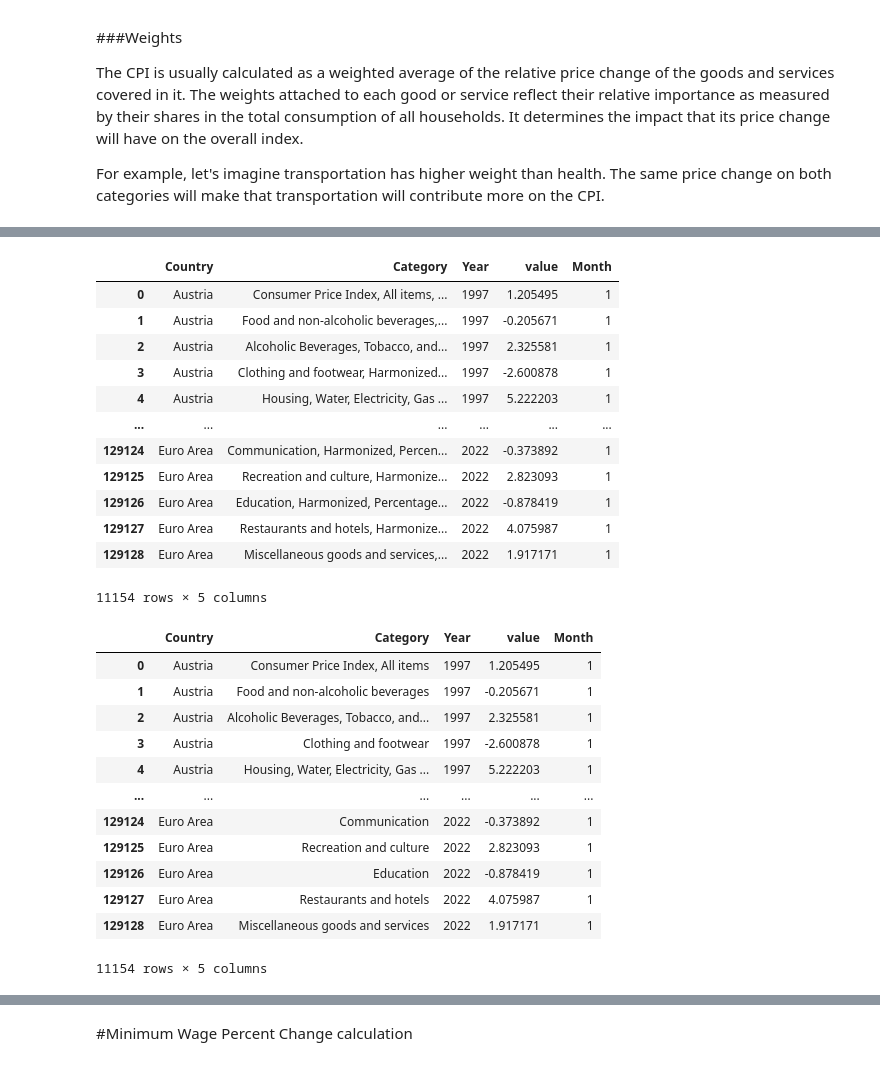
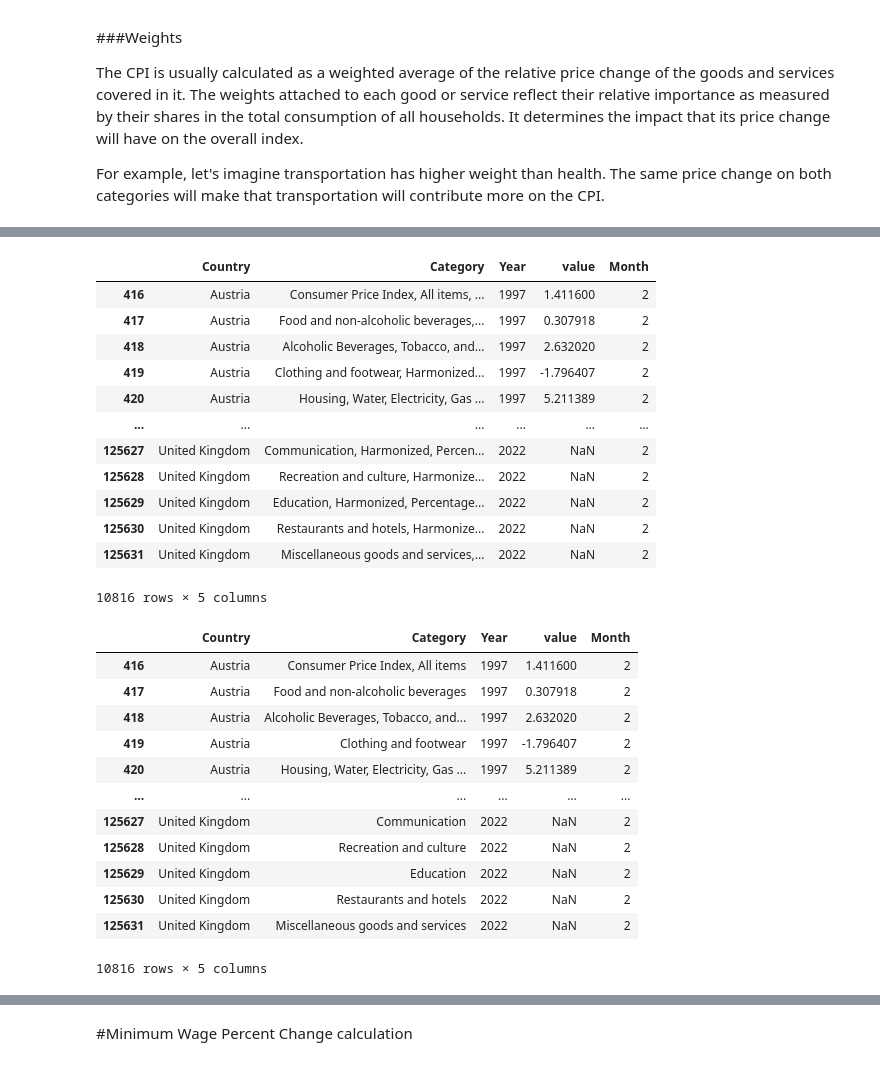
Before and after one commit to pccostapt/european-inflation, a Jupyter notebook: European_Inflation.ipynb, the cells around one changed output, grey strips where cells are left out. Saved outputs shown, nothing was run; the diff lists cells and outputs as text; code cells hidden in the pictures.

```diff
--- a/European_Inflation.ipynb
+++ b/European_Inflation.ipynb
@@ -103,39 +100,40 @@ memory usage: 4.9 MB
 # %%
-df_melt_year.drop(df_melt_year[df_melt_year['Month'] > 1].index.tolist(), inplace=True)
-df_melt_weight.drop(df_melt_weight[df_melt_weight['Month'] > 1].index.tolist(), inplace=True)
+last_value = int(df_melt_year['Month'][-1:])
+df_melt_year.drop(df_melt_year[df_melt_year['Month'] != last_value].index.tolist(), inplace=True)
+df_melt_weight.drop(df_melt_weight[df_melt_weight['Month'] != last_value].index.tolist(), inplace=True)
 df_melt_year
 # %% [output]
 |  | Country | Category | Year | value | Month |
-| 0 | Austria | Consumer Price Index, All items, ... | 1997 | 1.205495 | 1 |
-| 1 | Austria | Food and non-alcoholic beverages,... | 1997 | -0.205671 | 1 |
-| 2 | Austria | Alcoholic Beverages, Tobacco, and... | 1997 | 2.325581 | 1 |
-| 3 | Austria | Clothing and footwear, Harmonized... | 1997 | -2.600878 | 1 |
-| 4 | Austria | Housing, Water, Electricity, Gas ... | 1997 | 5.222203 | 1 |
+| 416 | Austria | Consumer Price Index, All items, ... | 1997 | 1.411600 | 2 |
+| 417 | Austria | Food and non-alcoholic beverages,... | 1997 | 0.307918 | 2 |
+| 418 | Austria | Alcoholic Beverages, Tobacco, and... | 1997 | 2.632020 | 2 |
+| 419 | Austria | Clothing and footwear, Harmonized... | 1997 | -1.796407 | 2 |
+| 420 | Austria | Housing, Water, Electricity, Gas ... | 1997 | 5.211389 | 2 |
 | ... | ... | ... | ... | ... | ... |
-| 129124 | Euro Area | Communication, Harmonized, Percen... | 2022 | -0.373892 | 1 |
-| 129125 | Euro Area | Recreation and culture, Harmonize... | 2022 | 2.823093 | 1 |
-| 129126 | Euro Area | Education, Harmonized, Percentage... | 2022 | -0.878419 | 1 |
-| 129127 | Euro Area | Restaurants and hotels, Harmonize... | 2022 | 4.075987 | 1 |
-| 129128 | Euro Area | Miscellaneous goods and services,... | 2022 | 1.917171 | 1 |
+| 125627 | United Kingdom | Communication, Harmonized, Percen... | 2022 | NaN | 2 |
+| 125628 | United Kingdom | Recreation and culture, Harmonize... | 2022 | NaN | 2 |
+| 125629 | United Kingdom | Education, Harmonized, Percentage... | 2022 | NaN | 2 |
+| 125630 | United Kingdom | Restaurants and hotels, Harmonize... | 2022 | NaN | 2 |
+| 125631 | United Kingdom | Miscellaneous goods and services,... | 2022 | NaN | 2 |
-11154 rows × 5 columns
+10816 rows × 5 columns
 # %%
-for df_melt in [df_melt_year, df_melt_period, df_melt_weight]:
+for df_melt in [df_melt_year, df_melt_weight]:
   df_melt['Category'] = df_melt['Category'].str.split(', Harmonized', expand=True)[0]
 df_melt_year
 # %% [output]
 |  | Country | Category | Year | value | Month |
-| 0 | Austria | Consumer Price Index, All items | 1997 | 1.205495 | 1 |
-| 1 | Austria | Food and non-alcoholic beverages | 1997 | -0.205671 | 1 |
-| 2 | Austria | Alcoholic Beverages, Tobacco, and... | 1997 | 2.325581 | 1 |
-| 3 | Austria | Clothing and footwear | 1997 | -2.600878 | 1 |
-| 4 | Austria | Housing, Water, Electricity, Gas ... | 1997 | 5.222203 | 1 |
+| 416 | Austria | Consumer Price Index, All items | 1997 | 1.411600 | 2 |
+| 417 | Austria | Food and non-alcoholic beverages | 1997 | 0.307918 | 2 |
+| 418 | Austria | Alcoholic Beverages, Tobacco, and... | 1997 | 2.632020 | 2 |
+| 419 | Austria | Clothing and footwear | 1997 | -1.796407 | 2 |
+| 420 | Austria | Housing, Water, Electricity, Gas ... | 1997 | 5.211389 | 2 |
 | ... | ... | ... | ... | ... | ... |
-| 129124 | Euro Area | Communication | 2022 | -0.373892 | 1 |
-| 129125 | Euro Area | Recreation and culture | 2022 | 2.823093 | 1 |
-| 129126 | Euro Area | Education | 2022 | -0.878419 | 1 |
-| 129127 | Euro Area | Restaurants and hotels | 2022 | 4.075987 | 1 |
-| 129128 | Euro Area | Miscellaneous goods and services | 2022 | 1.917171 | 1 |
+| 125627 | United Kingdom | Communication | 2022 | NaN | 2 |
+| 125628 | United Kingdom | Recreation and culture | 2022 | NaN | 2 |
+| 125629 | United Kingdom | Education | 2022 | NaN | 2 |
+| 125630 | United Kingdom | Restaurants and hotels | 2022 | NaN | 2 |
+| 125631 | United Kingdom | Miscellaneous goods and services | 2022 | NaN | 2 |
-11154 rows × 5 columns
+10816 rows × 5 columns
 # %%
 df_melt_year.drop(columns=['Month'], inplace=True)
 df_melt_weight.drop(columns=['Month'], inplace=True)
```
Also changed, not shown: parts of 24 cells of this notebook, 9 other files.
